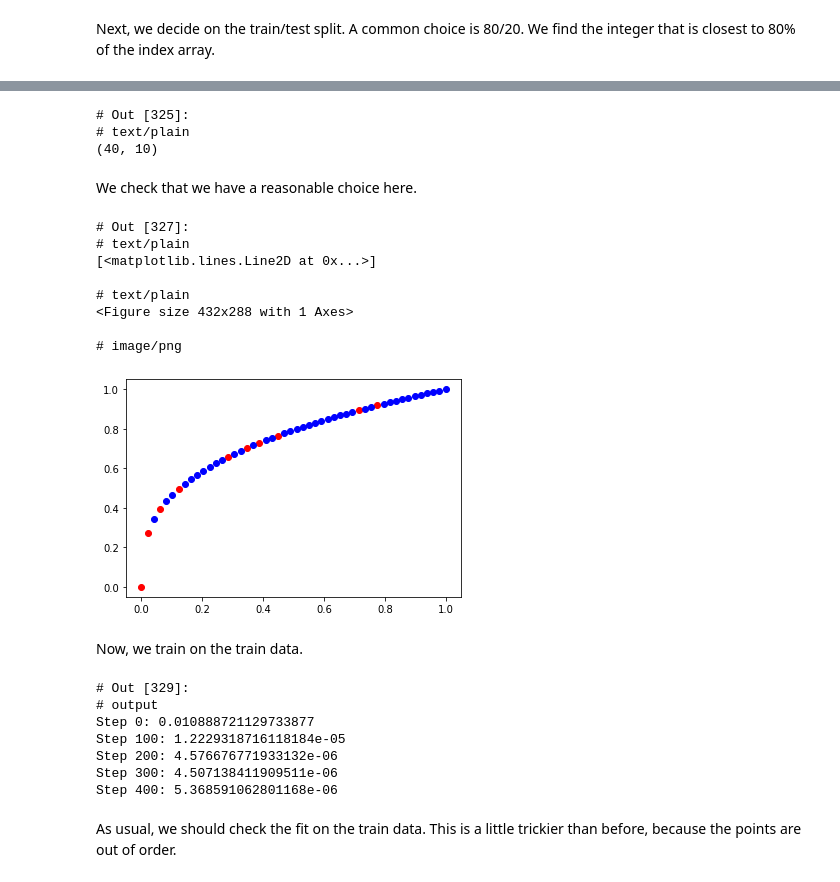
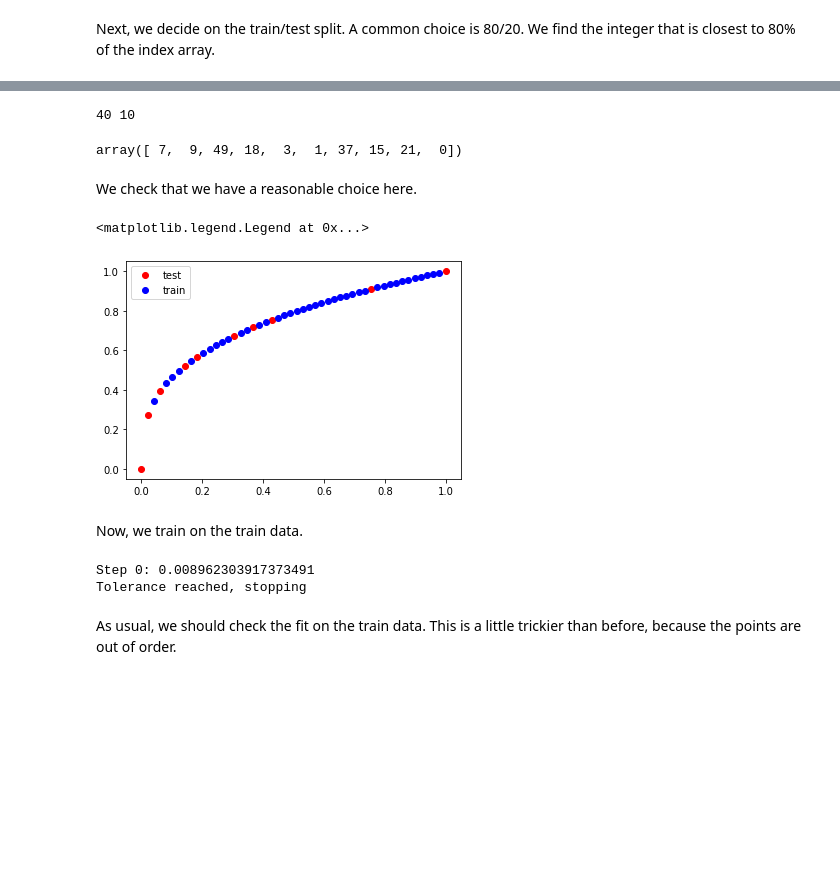
Before and after one commit to jkitchin/f19-06623, a Jupyter notebook: lectures/22-ml-2.ipynb, the cells around one changed output, grey strips where cells are left out. Saved outputs shown, nothing was run; the diff lists cells and outputs as text; code cells hidden in the pictures; blank space fills up the shorter version.

```diff
--- a/lectures/22-ml-2.ipynb
+++ b/lectures/22-ml-2.ipynb
@@ -377,31 +388,25 @@ split
 # %%
 train_ind = pind[:split]
 test_ind = pind[split:]
-(len(train_ind), len(test_ind))
+print(len(train_ind), len(test_ind))
+test_ind
 # %% [output]
-# Out [325]:
-# text/plain
-(40, 10)
+40 10
+array([ 7,  9, 49, 18,  3,  1, 37, 15, 21,  0])
 # %% [markdown]
 We check that we have a reasonable choice here.
 # %%
 train_x = X[train_ind]
 train_y = Y2[train_ind]
 
 test_x = X[test_ind]
 test_y = Y2[test_ind]
 plt.plot(test_x, test_y, 'ro')
 plt.plot(train_x, train_y, 'bo')
+plt.legend(['test','train'])
 # %% [output]
-# Out [327]:
-# text/plain
-[<matplotlib.lines.Line2D at 0x...>]
-
-# text/plain
-<Figure size 432x288 with 1 Axes>
-
-# image/png
+<matplotlib.legend.Legend at 0x...>
-[figure, old version]
+[figure, new version]
 # %% [markdown]
 Now, we train on the train data.
 # %%
@@ -423,17 +428,12 @@ for i in range(MAX_EPOCHS):
                   step_size=0.01, num_iters=N)
     if i % 100 == 0:  # print every 100th step
         print(f'Step {i}: {objective10(params10)}')
-    if objective(params1, _) < 2e-5:
+    if objective10(params10, _) < 2e-5:
         print('Tolerance reached, stopping')
         break
 # %% [output]
-# Out [329]:
-# output
-Step 0: 0.010888721129733877
-Step 100: 1.2229318716118184e-05
-Step 200: 4.576676771933132e-06
-Step 300: 4.507138411909511e-06
-Step 400: 5.368591062801168e-06
+Step 0: 0.008962303917373491
+Tolerance reached, stopping
 # %% [markdown]
 As usual, we should check the fit on the train data. This is a little trickier than before, because the points are out of order.
 # %%
```
Also changed, not shown: parts of 27 cells of this notebook.
